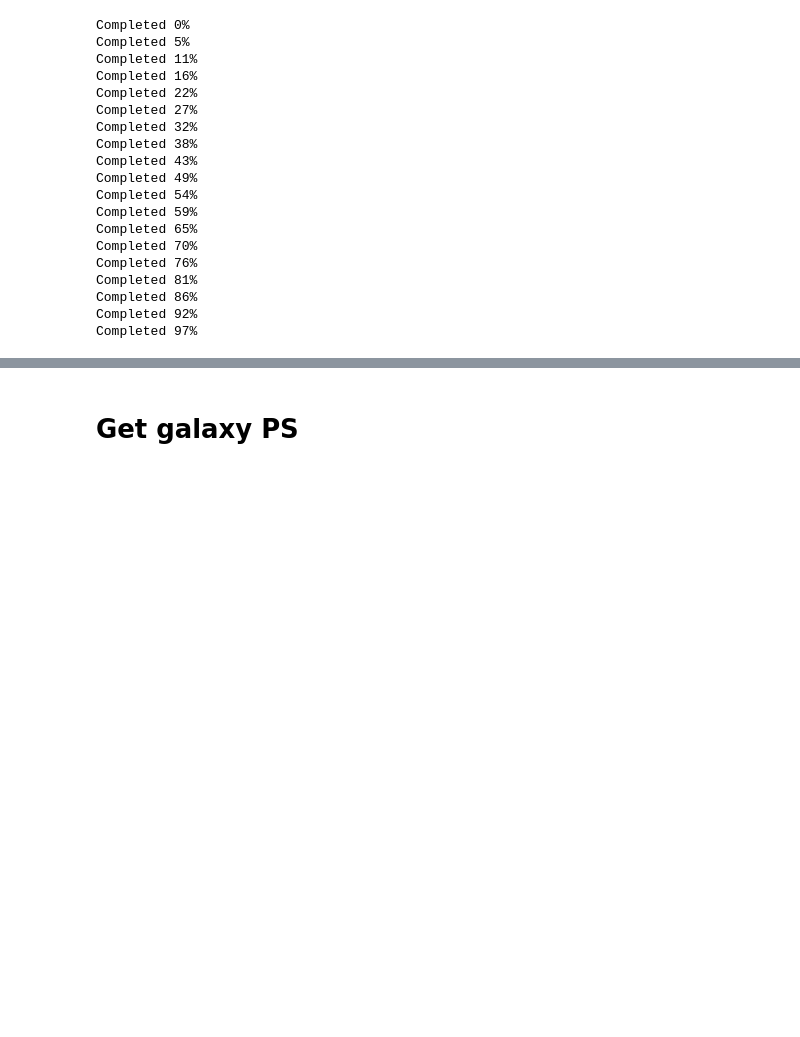
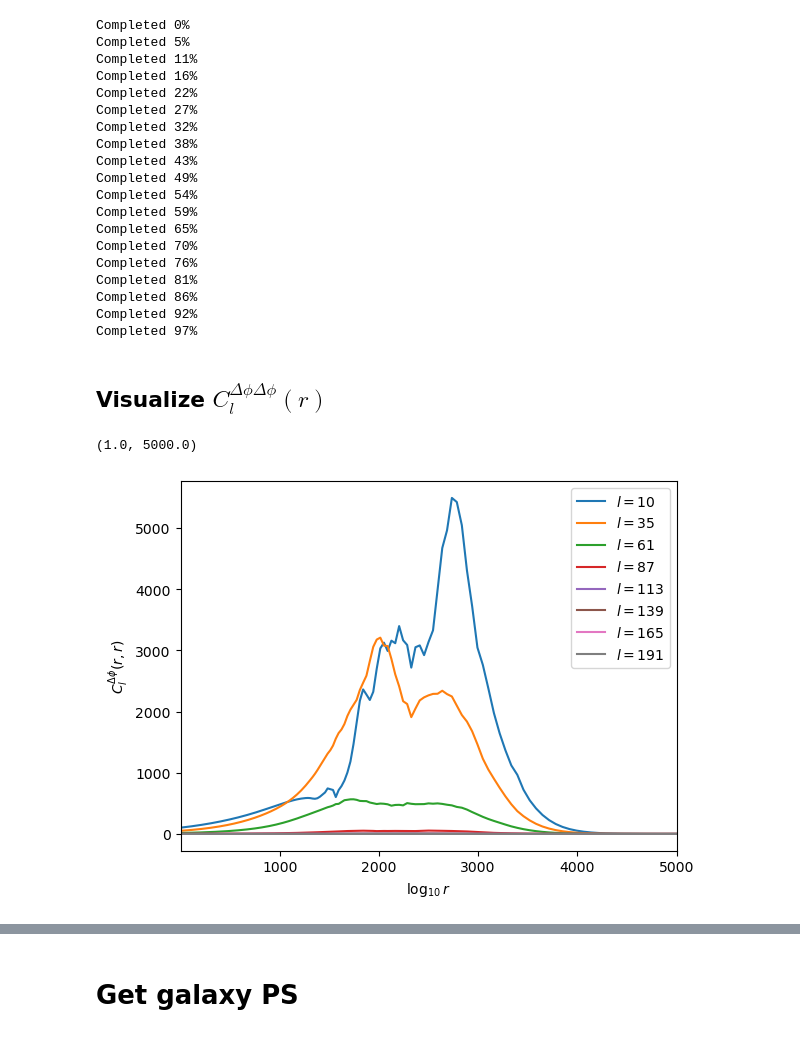
Before and after one commit to abaleato/CARDiAC, a Jupyter notebook: compute_biases.ipynb, the cells around one changed output, grey strips where cells are left out. Saved outputs shown, nothing was run; the diff lists cells and outputs as text; code cells hidden in the pictures; blank space fills up the shorter version.

Commit message:
visualize C_l^{\Delta \phi}(r_1,r_2)

```diff
--- a/compute_biases.ipynb
+++ b/compute_biases.ipynb
@@ -189,3 +189,15 @@ Completed 81%
 Completed 86%
 Completed 92%
 Completed 97%
+# %% [markdown]
+## Visualize $C_l^{\Delta \phi \Delta \phi}(r)$
+# %%
+for l_to_plot in np.linspace(10,lmax,8, dtype=int):
+    plt.plot(r_array, np.diagonal(Cl_deltap_of_r1_r2, axis1=1, axis2=2)[l_to_plot,:], label=r'$l={}$'.format(l_to_plot))
+plt.xlabel(r'$\mathrm{log}_{10}\,r$')
+plt.ylabel(r'$C_l^{\Delta \phi}(r,r)$')
+plt.legend()
+plt.xlim([1,5000])
+# %% [output]
+(1.0, 5000.0)
+[figure, added]
```
Also changed, not shown: parts of 4 cells of this notebook.
